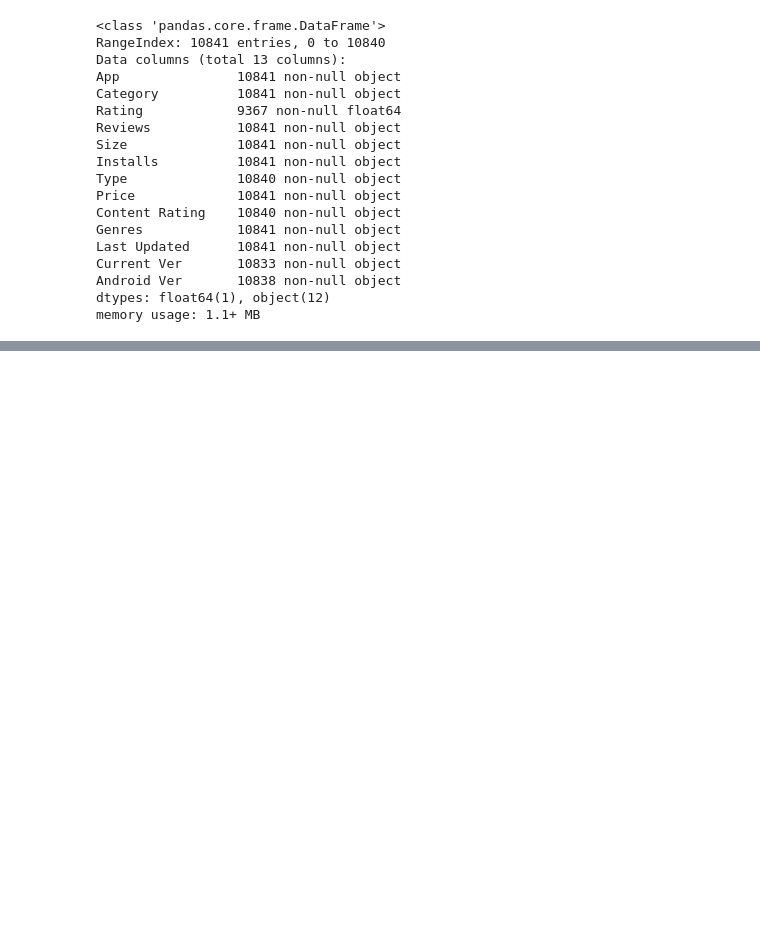
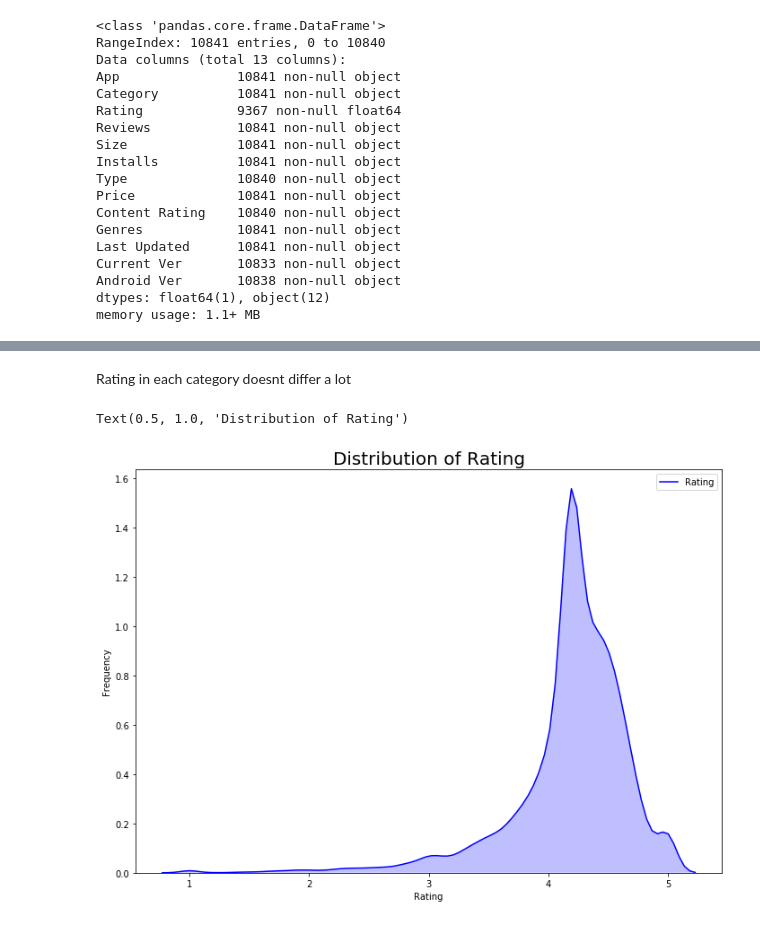
Before and after one commit to Rimshamaredia/CSCE-421-Project, a Jupyter notebook: Untitled.ipynb, the cells around one changed output, grey strips where cells are left out. Cells and saved outputs as stored; diff of their text form; code cells hidden in the pictures; blank space fills up the shorter version.

```diff
--- a/Untitled.ipynb
+++ b/Untitled.ipynb
@@ -88,0 +144,17 @@ data = data.drop_duplicates()
+# %% [markdown]
+Rating in each category doesnt differ a lot
+# %%
+import matplotlib.pyplot as plt
+import plotly.offline as py
+py.init_notebook_mode(connected=True)
+import plotly.graph_objs as go
+from pylab import rcParams
+# rating distibution
+rcParams['figure.figsize'] = 11.7,8.27
+g = sns.kdeplot(data.Rating, color="blue", shade = True)
+g.set_xlabel("Rating")
+g.set_ylabel("Frequency")
+plt.title('Distribution of Rating',size = 20)
+# %% [output]
+Text(0.5, 1.0, 'Distribution of Rating')
+[figure, added]
```
Also changed, not shown: parts of 16 cells of this notebook.
